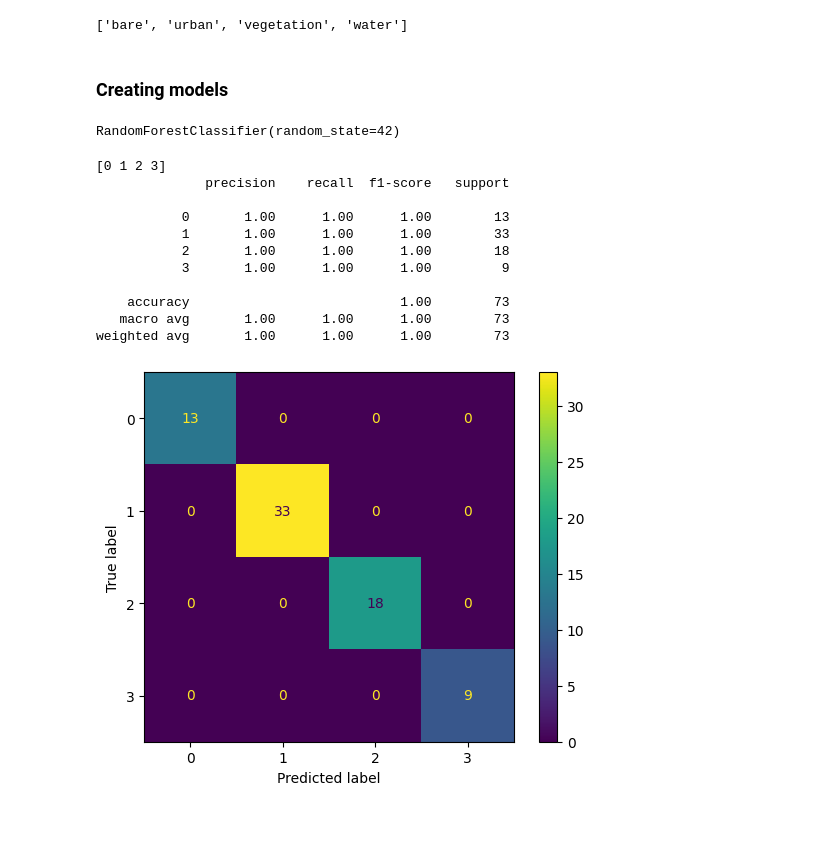
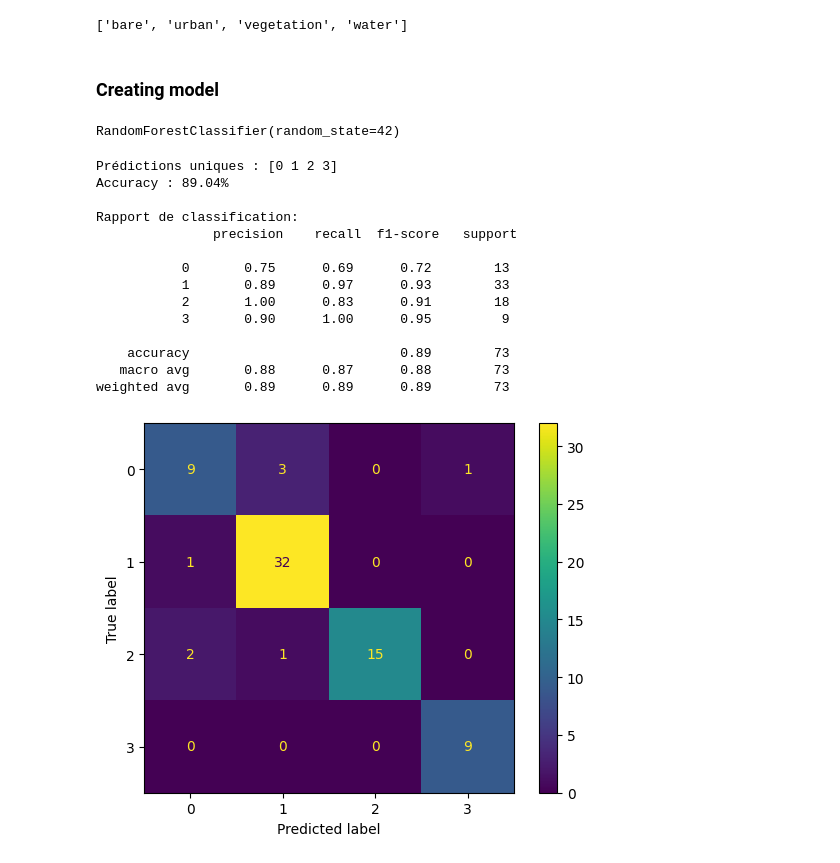
Before and after one commit to Justclemax/Land_cover_Temporel_monthly_Sentinel_2, a Jupyter notebook: notebook/training_models.ipynb, the cells around one changed output. Drawn from its saved outputs; the diff is of its cells as text; code cells hidden in the pictures; blank space fills up the shorter version.

```diff
--- a/notebook/training_models.ipynb
+++ b/notebook/training_models.ipynb
@@ -43,10 +73,16 @@ train_data['class'] = train_data['landcover'].map(class_dict)
+# %%
+# Ajouter les indices spectraux
+compte_indices = add_spectral_indices(train_data, {
+    'B2': 'B2', 'B3': 'B3', 'B4': 'B4',
+    'B8': 'B8', 'B11': 'B11', 'B12': 'B12'
+})
 # %%
-train_data_feature= train_data.drop(columns=['month', 'landcover', 'polygon_idx']).copy()
+extraction_features_train= compte_indices.drop(columns=['month', 'landcover', 'polygon_idx'])
 # %%
-X = train_data.drop(  columns=['class'])
-y = train_data['class']
+X = extraction_features_train.drop( columns=['class'])
+y = extraction_features_train['class']
 # %% [markdown]
-### Creating models
+### Creating model
 # %%
 # Split sample to train and test
 seeds = 42
@@ -66,27 +102,30 @@ rf_model.fit(X_train, y_train)
 # %% [output]
 RandomForestClassifier(random_state=42)
 # %%
-# Test model
+# Évaluer le modèle
 y_pred = rf_model.predict(X_test)
-print(np.unique(y_pred))
 
-cm = confusion_matrix(y_test, y_pred)
-display = ConfusionMatrixDisplay(confusion_matrix=cm)
-display.plot()
+print("Prédictions uniques :", np.unique(y_pred))
+print("Accuracy : {:.2f}%".format(100 * accuracy_score(y_test, y_pred)))
 
-# Report
-report = classification_report(y_test, y_pred)
-print(report)
+# Matrice de confusion
+ConfusionMatrixDisplay.from_predictions(y_test, y_pred)
+
+# Rapport détaillé
+print("\nRapport de classification:\n", classification_report(y_test, y_pred))
 # %% [output]
-[0 1 2 3]
-              precision    recall  f1-score   support
+Prédictions uniques : [0 1 2 3]
+Accuracy : 89.04%
 
-           0       1.00      1.00      1.00        13
-           1       1.00      1.00      1.00        33
-           2       1.00      1.00      1.00        18
-           3       1.00      1.00      1.00         9
+Rapport de classification:
+               precision    recall  f1-score   support
 
-    accuracy                           1.00        73
-   macro avg       1.00      1.00      1.00        73
-weighted avg       1.00      1.00      1.00        73
+           0       0.75      0.69      0.72        13
+           1       0.89      0.97      0.93        33
+           2       1.00      0.83      0.91        18
+           3       0.90      1.00      0.95         9
+
+    accuracy                           0.89        73
+   macro avg       0.88      0.87      0.88        73
+weighted avg       0.89      0.89      0.89        73
-[figure, old version]
+[figure, new version]
```
Also changed, not shown: parts of 5 cells of this notebook, 1 other file.
